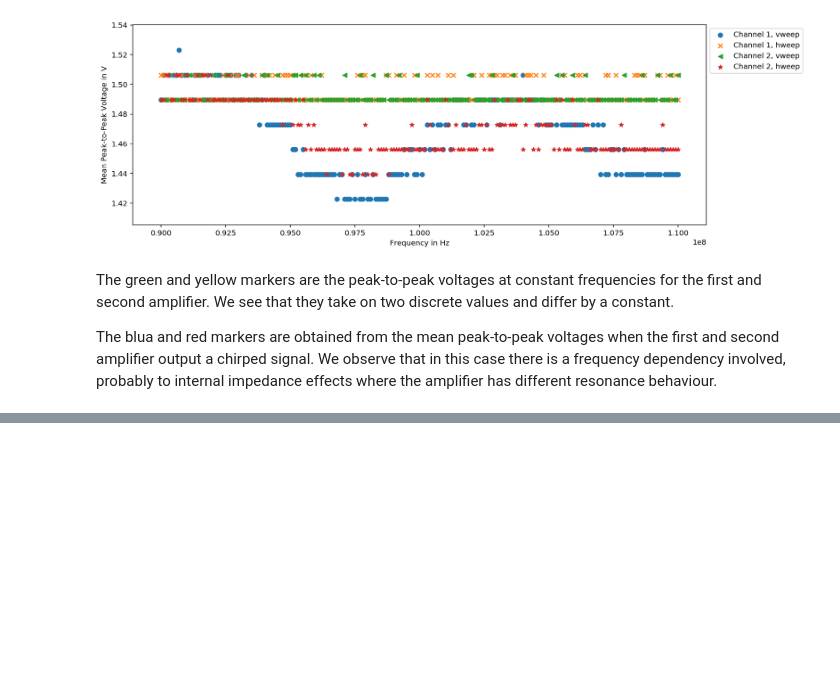
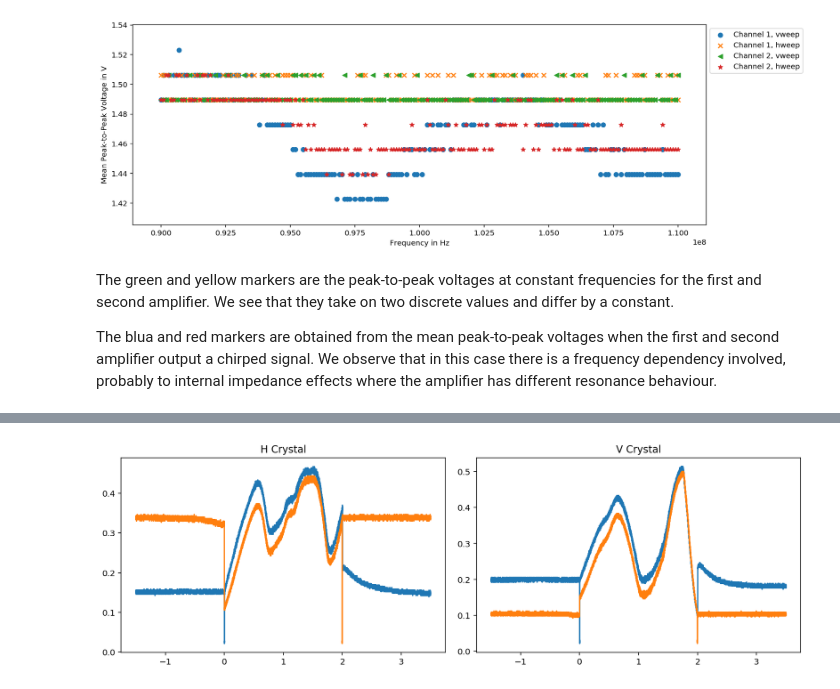
Before and after one commit to bodokaiser/bachelor-thesis, a Jupyter notebook: notebooks/Parameters.ipynb, the cells around one changed output, grey strips where cells are left out. Saved outputs shown, nothing was run; the diff lists cells and outputs as text; code cells hidden in the pictures; blank space fills up the shorter version.

```diff
--- a/notebooks/Parameters.ipynb
+++ b/notebooks/Parameters.ipynb
@@ -71,0 +94,17 @@ The blua and red markers are obtained from the mean peak-to-peak voltages when t
+# %%
+plt.figure(figsize=(12, 4))
+
+plt.subplot(121)
+plt.title('H Crystal')
+plt.plot(t1a, U1a)
+plt.plot(t1b, U1b[::-1])
+
+plt.subplot(122)
+plt.title('V Crystal')
+plt.plot(t2a, U2a)
+plt.plot(t2b, U2b[::-1])
+
+plt.tight_layout()
+plt.show()
+# %% [output]
+[figure, added]
```
Also changed, not shown: parts of 11 cells of this notebook, 17 other files.
